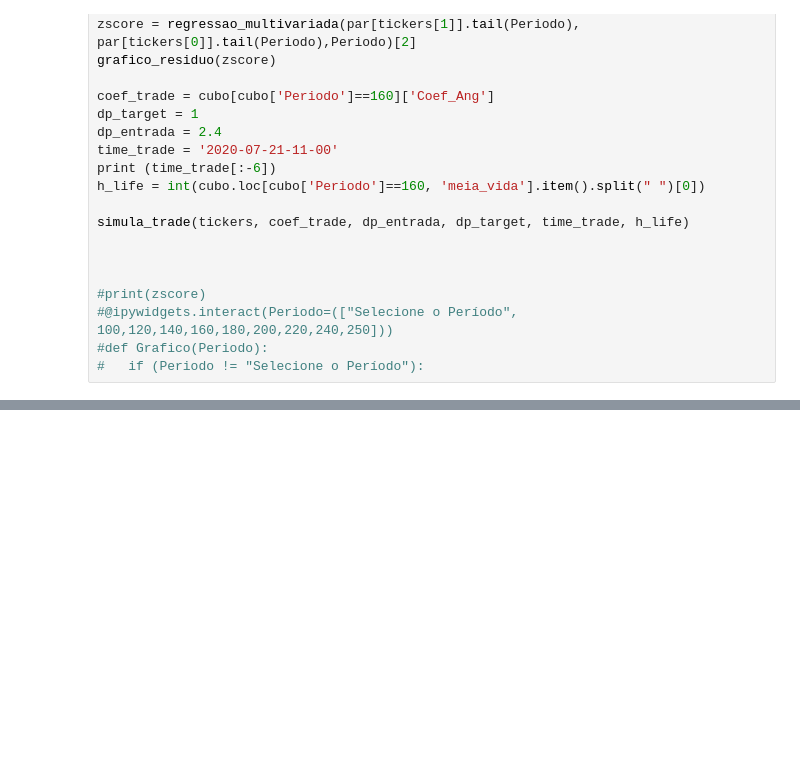
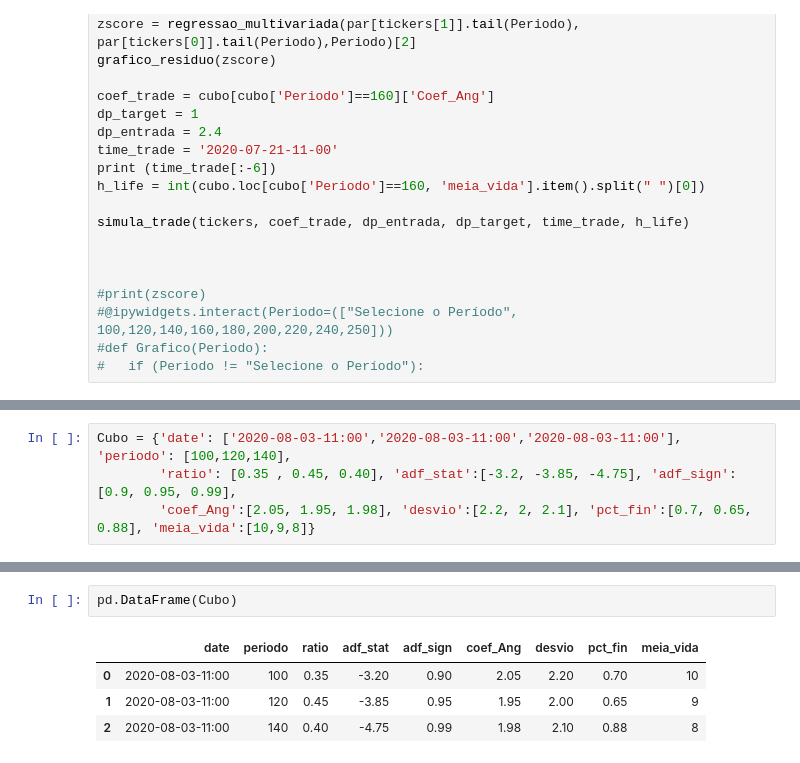
Before and after one commit to ra024940/Cointegration-Trading, a Jupyter notebook: Validation_TimeStudy.ipynb, the cells around one changed output, grey strips where cells are left out. Saved outputs shown, nothing was run; the diff lists cells and outputs as text; blank space fills up the shorter version.

```diff
--- a/Validation_TimeStudy.ipynb
+++ b/Validation_TimeStudy.ipynb
@@ -432,0 +487,4 @@ simula_trade(tickers, coef_trade, dp_entrada, dp_target, time_trade, h_life)
+# %%
+Cubo = {'date': ['2020-08-03-11:00','2020-08-03-11:00','2020-08-03-11:00'], 'periodo': [100,120,140],
+        'ratio': [0.35 , 0.45, 0.40], 'adf_stat':[-3.2, -3.85, -4.75], 'adf_sign':[0.9, 0.95, 0.99],
+        'coef_Ang':[2.05, 1.95, 1.98], 'desvio':[2.2, 2, 2.1], 'pct_fin':[0.7, 0.65, 0.88], 'meia_vida':[10,9,8]}
@@ -432,0 +503,7 @@ simula_trade(tickers, coef_trade, dp_entrada, dp_target, time_trade, h_life)
+# %%
+pd.DataFrame(Cubo)
+# %% [output]
+|  | date | periodo | ratio | adf_stat | adf_sign | coef_Ang | desvio | pct_fin | meia_vida |
+| 0 | 2020-08-03-11:00 | 100 | 0.35 | -3.20 | 0.90 | 2.05 | 2.20 | 0.70 | 10 |
+| 1 | 2020-08-03-11:00 | 120 | 0.45 | -3.85 | 0.95 | 1.95 | 2.00 | 0.65 | 9 |
+| 2 | 2020-08-03-11:00 | 140 | 0.40 | -4.75 | 0.99 | 1.98 | 2.10 | 0.88 | 8 |
```
Also changed, not shown: parts of 5 cells of this notebook.
